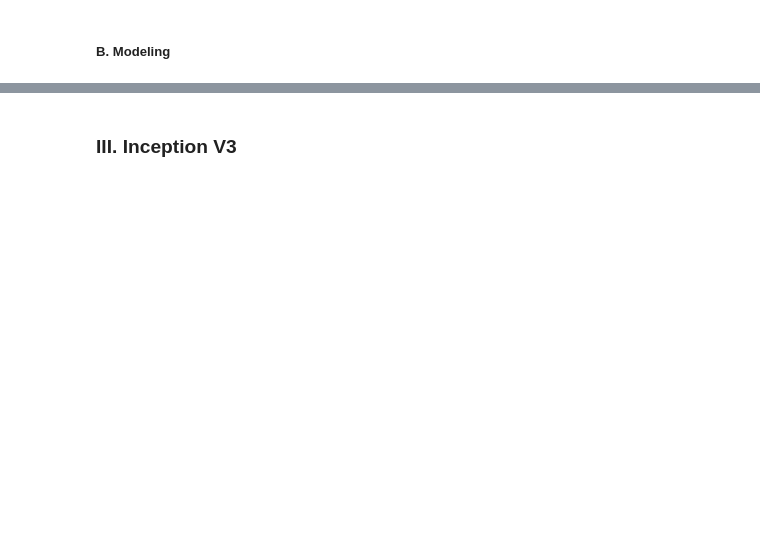
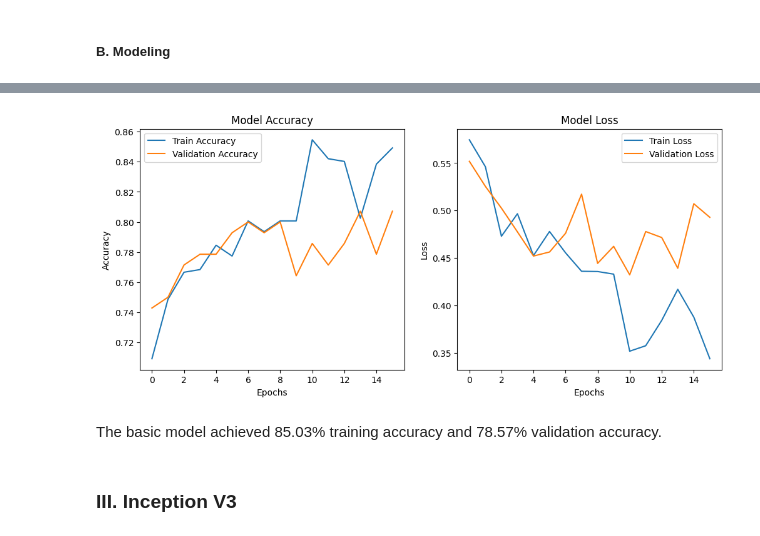
Before and after one commit to xTorch8/cnn-pm, a Jupyter notebook: notebook/main.ipynb, the cells around one changed output, grey strips where cells are left out. Drawn from its saved outputs; the diff is of its cells as text; code cells hidden in the pictures; blank space fills up the shorter version.

Commit message:
Add VGG-16 Model

```diff
--- a/notebook/main.ipynb
+++ b/notebook/main.ipynb
@@ -339,0 +412,2 @@ VGG-16 is a CNN architecture developed by the Visual Geometry Group (VGG) at the
+# %%
+cnn = tf.keras.models.Sequential()
@@ -339,0 +437,25 @@ VGG-16 is a CNN architecture developed by the Visual Geometry Group (VGG) at the
+# %%
+early_stopping = tf.keras.callbacks.EarlyStopping(
+    monitor = "val_loss",
+    patience = 5,
+    restore_best_weights = True
+)
+# %%
+cnn.compile(
+    optimizer = tf.keras.optimizers.Adam(
+        learning_rate = tf.keras.optimizers.schedules.ExponentialDecay(
+            initial_learning_rate = 1e-4,
+            decay_steps = 1000,
+            decay_rate = 0.95
+        )
+    ),
+    loss = "binary_crossentropy",
+    metrics = ["accuracy"]
+)
+# %%
+history = cnn.fit(
+    train_set,
+    validation_data = test_set,
+    epochs = 100,
+    callbacks = [early_stopping]
+)
@@ -339,0 +480,20 @@ VGG-16 is a CNN architecture developed by the Visual Geometry Group (VGG) at the
+# %%
+fig, axes = plt.subplots(1, 2, figsize = (12, 5))
+
+axes[0].plot(history.history["accuracy"], label = "Train Accuracy")
+axes[0].plot(history.history["val_accuracy"], label = "Validation Accuracy")
+axes[0].set_title("Model Accuracy")
+axes[0].set_xlabel("Epochs")
+axes[0].set_ylabel("Accuracy")
+axes[0].legend()
+
+axes[1].plot(history.history["loss"], label = "Train Loss")
+axes[1].plot(history.history["val_loss"], label = "Validation Loss")
+axes[1].set_title("Model Loss")
+axes[1].set_xlabel("Epochs")
+axes[1].set_ylabel("Loss")
+axes[1].legend()
+
+plt.show()
+# %% [output]
+[figure, added]
@@ -340,3 +503,5 @@ VGG-16 is a CNN architecture developed by the Visual Geometry Group (VGG) at the
+# %% [markdown]
+The basic model achieved 85.03% training accuracy and 78.57% validation accuracy.
 # %% [markdown]
 ### III. Inception V3
 # %% [markdown]
```
Also changed, not shown: parts of 15 cells of this notebook.
